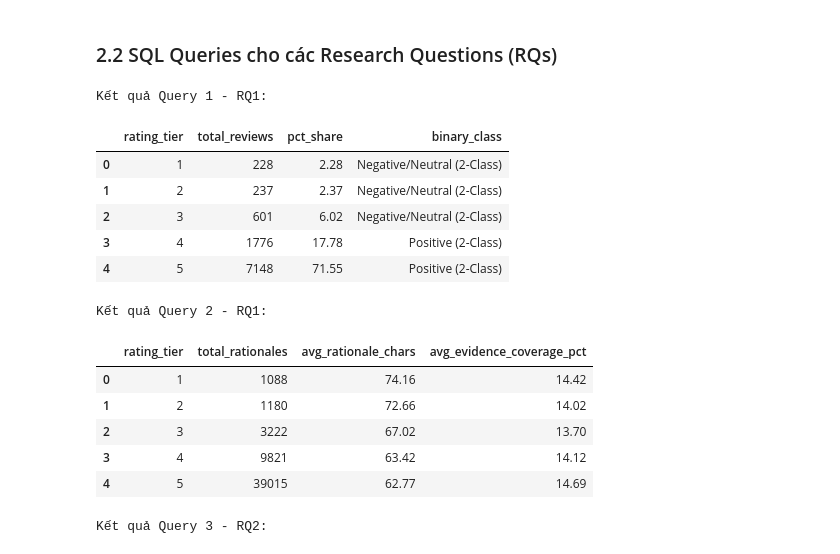
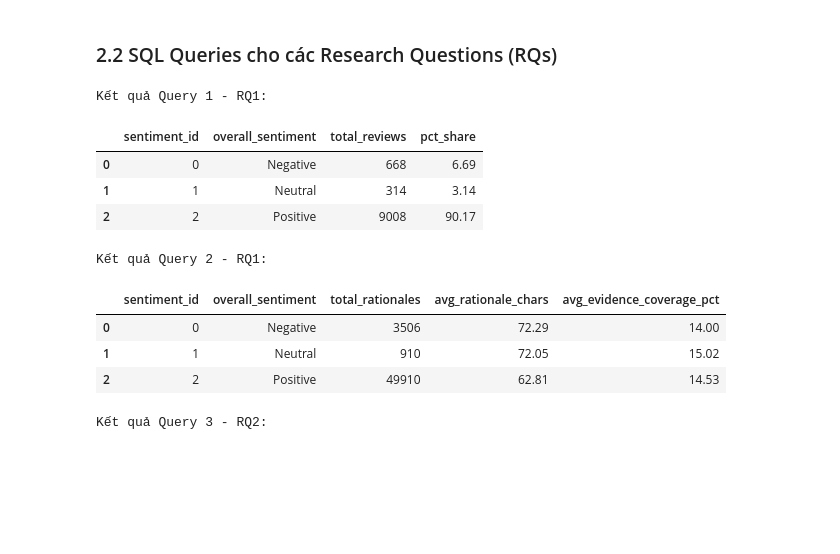
Before and after one commit to trietnguyen2611/DAP-Hotel-2, a Jupyter notebook: Project.ipynb, the cells around one changed output. Saved outputs shown, nothing was run; the diff lists cells and outputs as text; code cells hidden in the pictures; blank space fills up the shorter version.

```diff
--- a/Project.ipynb
+++ b/Project.ipynb
@@ -198,52 +210,46 @@ Khởi tạo CSDL tại 'data/df/chatbot.db' thành công! Số reviews: 9,990 |
 # %%
 query_1 = """
 SELECT
-    rating_5 AS rating_tier,
+    sentiment_id,
+    overall_sentiment,
     COUNT(review_id) AS total_reviews,
-    ROUND(100.0 * COUNT(review_id) / (SELECT COUNT(*) FROM reviews), 2) AS pct_share,
-    CASE
-        WHEN rating_5 >= 4 THEN 'Positive (2-Class)'
-        ELSE 'Negative/Neutral (2-Class)'
-    END AS binary_class
+    ROUND(100.0 * COUNT(review_id) / (SELECT COUNT(*) FROM reviews), 2) AS pct_share
 FROM reviews
-GROUP BY rating_5
-ORDER BY rating_5 ASC;
+GROUP BY sentiment_id, overall_sentiment
+ORDER BY sentiment_id ASC;
 """
 df_q1 = pd.read_sql_query(query_1, conn)
 print("Kết quả Query 1 - RQ1:")
 display(df_q1)
 # %% [output]
 Kết quả Query 1 - RQ1:
-|  | rating_tier | total_reviews | pct_share | binary_class |
-| 0 | 1 | 228 | 2.28 | Negative/Neutral (2-Class) |
-| 1 | 2 | 237 | 2.37 | Negative/Neutral (2-Class) |
-| 2 | 3 | 601 | 6.02 | Negative/Neutral (2-Class) |
-| 3 | 4 | 1776 | 17.78 | Positive (2-Class) |
-| 4 | 5 | 7148 | 71.55 | Positive (2-Class) |
+|  | sentiment_id | overall_sentiment | total_reviews | pct_share |
+| 0 | 0 | Negative | 668 | 6.69 |
+| 1 | 1 | Neutral | 314 | 3.14 |
+| 2 | 2 | Positive | 9008 | 90.17 |
 # %%
 query_2 = """
 SELECT
-    r.rating_5 AS rating_tier,
+    r.sentiment_id,
+    r.overall_sentiment,
     COUNT(a.annotation_id) AS total_rationales,
     ROUND(AVG(a.end_char - a.start_char), 2) AS avg_rationale_chars,
     ROUND(AVG(CAST(a.end_char - a.start_char AS REAL) / r.char_length) * 100, 2) AS avg_evidence_coverage_pct
 FROM reviews r
 JOIN aspect_annotations a ON r.review_id = a.review_id
 WHERE r.char_length > 0
-GROUP BY r.rating_5
-ORDER BY r.rating_5 ASC;
+GROUP BY r.sentiment_id, r.overall_sentiment
+ORDER BY r.sentiment_id ASC;
 """
 df_q2 = pd.read_sql_query(query_2, conn)
 print("Kết quả Query 2 - RQ1:")
 display(df_q2)
 # %% [output]
 Kết quả Query 2 - RQ1:
-|  | rating_tier | total_rationales | avg_rationale_chars | avg_evidence_coverage_pct |
-| 0 | 1 | 1088 | 74.16 | 14.42 |
-| 1 | 2 | 1180 | 72.66 | 14.02 |
-| 2 | 3 | 3222 | 67.02 | 13.70 |
-| 3 | 4 | 9821 | 63.42 | 14.12 |
-| 4 | 5 | 39015 | 62.77 | 14.69 |
+|  | sentiment_id | overall_sentiment | total_rationales | avg_rationale_chars | avg_evidence_coverage_pct |
+| 0 | 0 | Negative | 3506 | 72.29 | 14.00 |
+| 1 | 1 | Neutral | 910 | 72.05 | 15.02 |
+| 2 | 2 | Positive | 49910 | 62.81 | 14.53 |
 # %%
 query_3 = """
 SELECT
```
Also changed, not shown: parts of 60 cells of this notebook, 18 other files.
